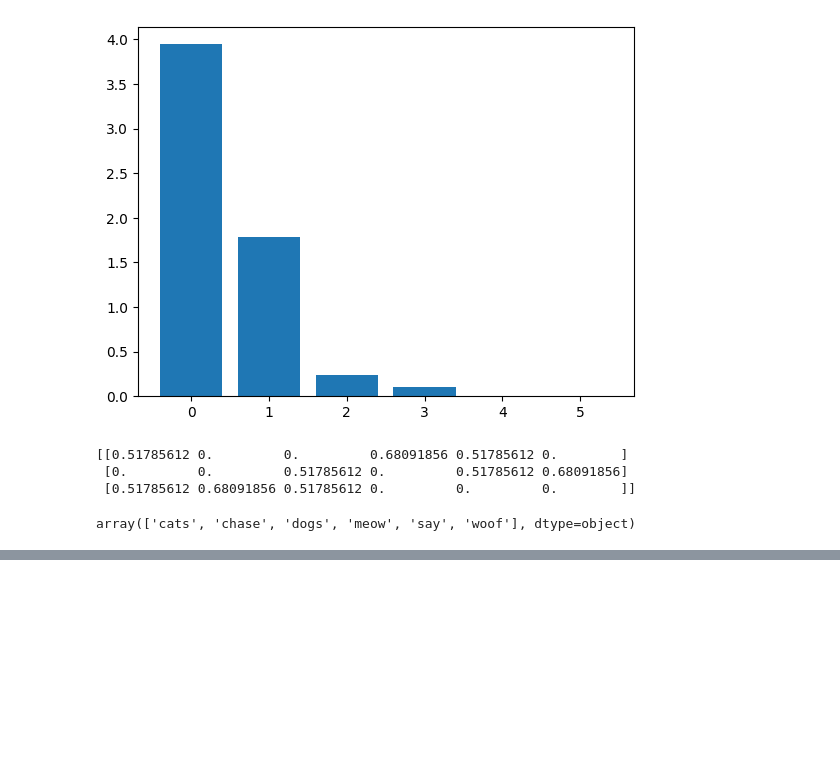
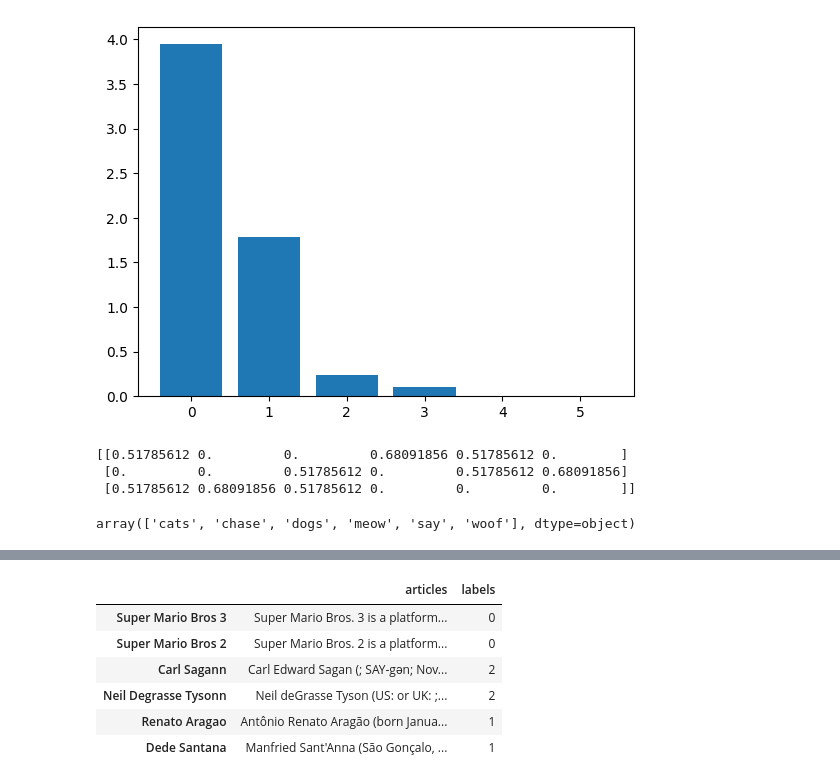
Before and after one commit to srgari/python, a Jupyter notebook: datacamp_study/machine learning/2_Unsupervised_learning_in_Python.ipynb, the cells around one changed output, grey strips where cells are left out. Drawn from its saved outputs; the diff is of its cells as text; code cells hidden in the pictures; blank space fills up the shorter version.

```diff
--- a/datacamp_study/machine learning/2_Unsupervised_learning_in_Python.ipynb
+++ b/datacamp_study/machine learning/2_Unsupervised_learning_in_Python.ipynb
@@ -979,0 +1012,28 @@ samples.shape, len(lala), samples_full
+# %%
+from sklearn.decomposition import PCA , TruncatedSVD
+from sklearn.cluster import KMeans
+from sklearn.pipeline import make_pipeline
+from sklearn.feature_extraction.text import TfidfVectorizer
+
+tfidf= TfidfVectorizer()
+articles = tfidf.fit_transform(df['articles'].values)
+
+svd = TruncatedSVD(n_components = 50)
+kmeans = KMeans(n_clusters = 3)
+pipeline = make_pipeline(svd, kmeans)
+
+
+pipeline.fit(articles)
+
+labels = pipeline.predict(articles)
+
+df['labels'] = labels
+df
+# %% [output]
+|  | articles | labels |
+| Super Mario Bros 3 | Super Mario Bros. 3 is a platform... | 0 |
+| Super Mario Bros 2 | Super Mario Bros. 2 is a platform... | 0 |
+| Carl Sagann | Carl Edward Sagan (; SAY-gən; Nov... | 2 |
+| Neil Degrasse Tysonn | Neil deGrasse Tyson (US: or UK: ;... | 2 |
+| Renato Aragao | Antônio Renato Aragão (born Janua... | 1 |
+| Dede Santana | Manfried Sant'Anna (São Gonçalo, ... | 1 |
```
Also changed, not shown: parts of 11 cells of this notebook, 1 other file.
